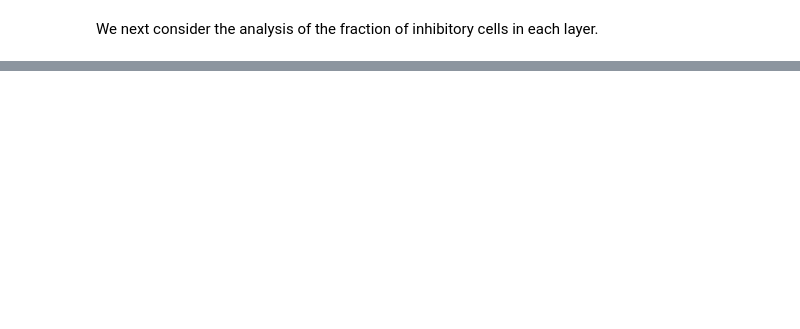
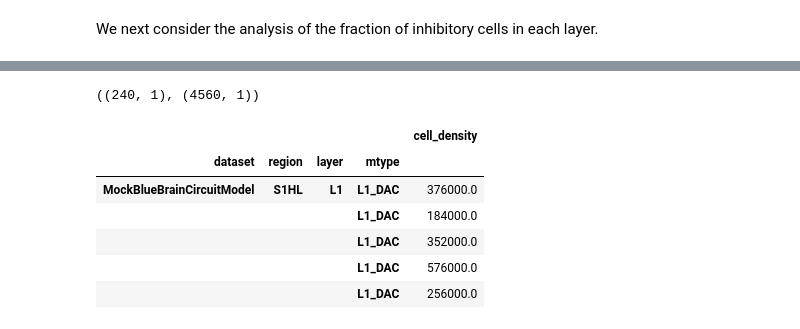
Before and after one commit to BlueBrain/DMT, a Jupyter notebook: v2/neuro_dmt/library/users/visood/sscx_dissemination/circuit_composition.ipynb, the cells around one changed output, grey strips where cells are left out. Saved outputs shown, nothing was run; the diff lists cells and outputs as text; code cells hidden in the pictures; blank space fills up the shorter version.

Commit message:
prototype mtype cell density by layer

```diff
--- a/v2/neuro_dmt/library/users/visood/sscx_dissemination/circuit_composition.ipynb
+++ b/v2/neuro_dmt/library/users/visood/sscx_dissemination/circuit_composition.ipynb
@@ -388,0 +396,56 @@ path_inhibitory_cell_fraction_analysis_report
+# %%
+mtypes = adapter.get_mtypes(mock_circuit_model)
+mtypes_regions_and_layers = Parameters(
+    pd.DataFrame({
+        "region": [
+            region
+            for region in sscx_sub_regions
+            for _ in cortical_layers
+            for _ in mtypes],
+        "layer": [
+            layer
+            for _ in sscx_sub_regions
+            for layer in cortical_layers
+            for _ in mtypes],
+        "mtype": [
+            mtype
+            for _ in sscx_sub_regions
+            for _ in cortical_layers
+            for mtype in mtypes]
+    })
+)
+# %%
+mtype_cell_density_analysis = BrainCircuitAnalysis(
+    phenomenon=cell_density_phenomenon,
+    AdapterInterface = CellDensityAdapterInterface,
+    measurement_parameters = mtypes_regions_and_layers,
+    plotter = MultiPlot(
+        mvar="mtype",
+        plotter=Bars(
+            xvar="layer",
+            xlabel="Layer",
+            yvar=cell_density_phenomenon.label,
+            ylabel=cell_density_phenomenon.name,
+            gvar="region")),
+    report = circuit_analysis_report
+)
+# %%
+mtype_cell_density_measurement =\
+    mtype_cell_density_analysis.get_measurement(
+        mock_circuit_model,
+        adapter,
+        sample_size=10)
+# %%
+cell_density_measurement.shape, mtype_cell_density_measurement.shape
+# %% [output]
+((240, 1), (4560, 1))
+# %%
+mtype_cell_density_measurement.head()
+# %% [output]
+|  |  |  |  | cell_density |
+| dataset | region | layer | mtype |  |
+| MockBlueBrainCircuitModel | S1HL | L1 | L1_DAC | 376000.0 |
+|  |  |  | L1_DAC | 184000.0 |
+|  |  |  | L1_DAC | 352000.0 |
+|  |  |  | L1_DAC | 576000.0 |
+|  |  |  | L1_DAC | 256000.0 |
```
Also changed, not shown: parts of 11 cells of this notebook, 1 other file.
